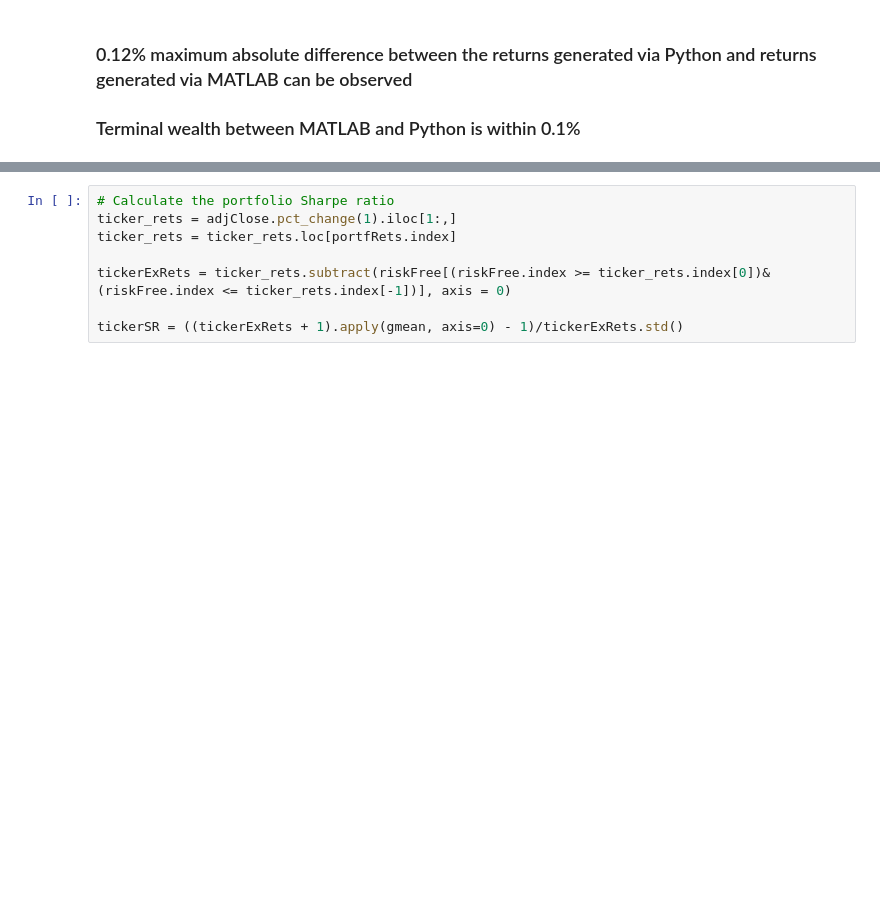
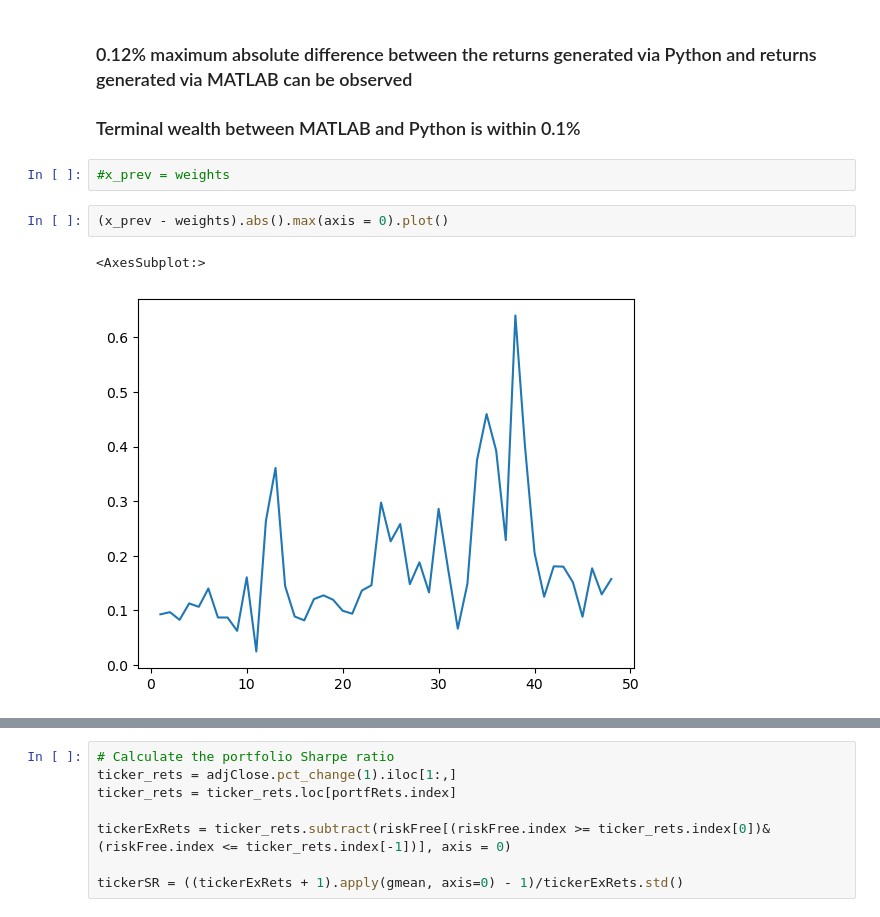
Before and after one commit to davidislip/support_vector_risk_machine, a Jupyter notebook: Template_Main.ipynb, the cells around one changed output, grey strips where cells are left out. Drawn from its saved outputs; the diff is of its cells as text; blank space fills up the shorter version.

```diff
--- a/Template_Main.ipynb
+++ b/Template_Main.ipynb
@@ -517,3 +595,10 @@ plt.savefig("images/weights_.svg");
 ### 0.12% maximum absolute difference between the returns generated via Python and returns generated via MATLAB can be observed
 
 ### Terminal wealth between MATLAB and Python is within 0.1%
+# %%
+#x_prev = weights
+# %%
+(x_prev - weights).abs().max(axis = 0).plot()
+# %% [output]
+<AxesSubplot:>
+[figure, added]
```
Also changed, not shown: parts of 9 cells of this notebook, 49 other files.
